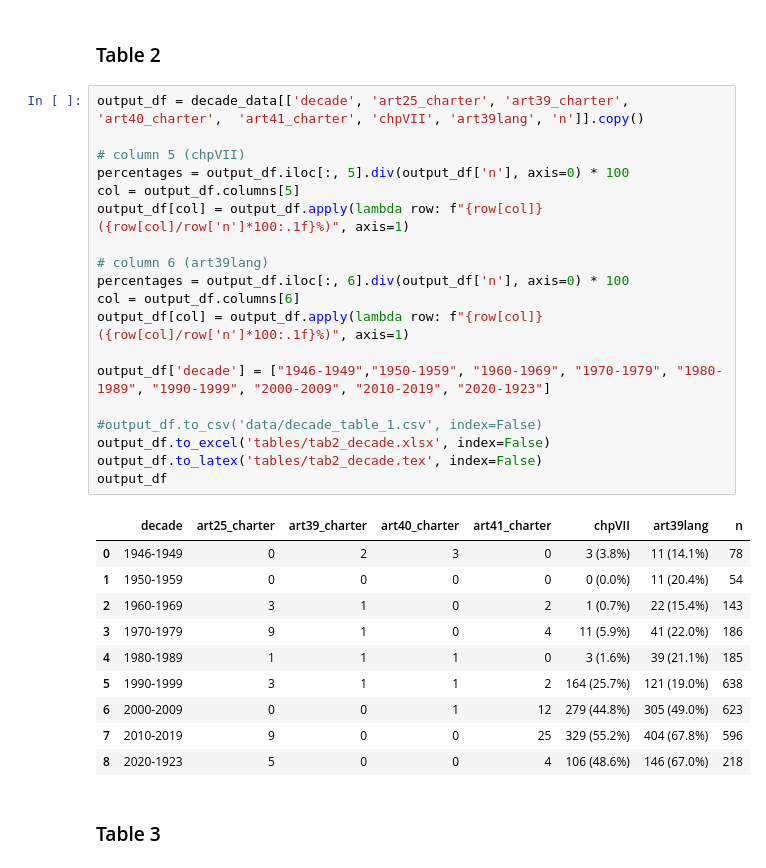
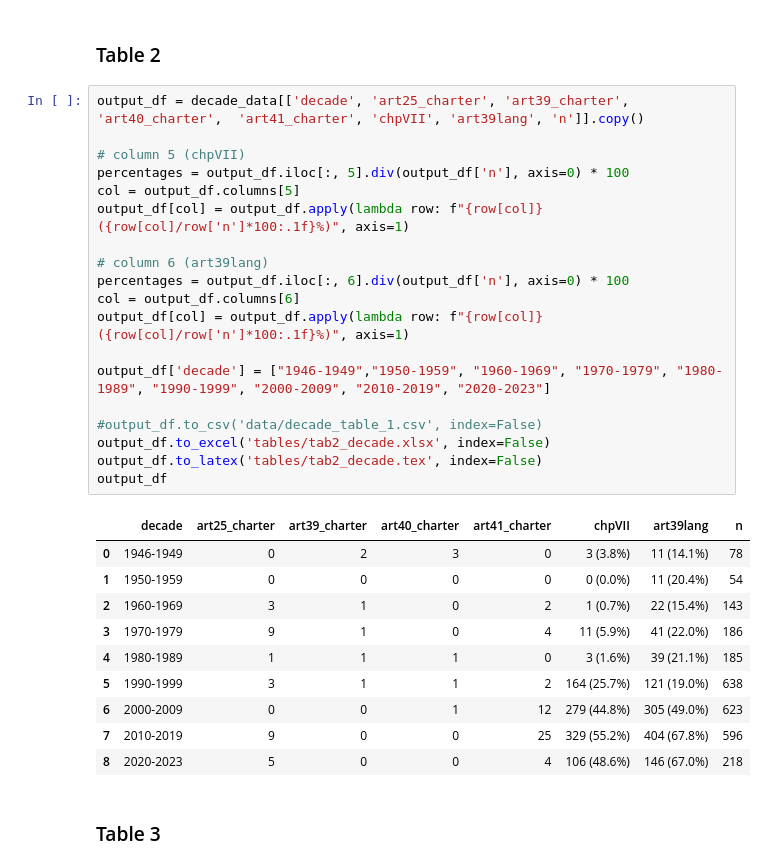
Before and after one commit to klueders/Beyond-Chapter-VII, a Jupyter notebook: 2_create_variables.ipynb, the cells around one changed output. Saved outputs shown, nothing was run; the diff lists cells and outputs as text.

```diff
--- a/2_create_variables.ipynb
+++ b/2_create_variables.ipynb
@@ -295,33 +295,33 @@ decade_data[['decade', 'art25_charter', 'n']].to_latex("tables/tab1_art25.tex",
 # %%
 output_df = decade_data[['decade', 'art25_charter', 'art39_charter', 'art40_charter',  'art41_charter', 'chpVII', 'art39lang', 'n']].copy()
 
 # column 5 (chpVII)
 percentages = output_df.iloc[:, 5].div(output_df['n'], axis=0) * 100
 col = output_df.columns[5]
 output_df[col] = output_df.apply(lambda row: f"{row[col]} ({row[col]/row['n']*100:.1f}%)", axis=1)
 
 # column 6 (art39lang)
 percentages = output_df.iloc[:, 6].div(output_df['n'], axis=0) * 100
 col = output_df.columns[6]
 output_df[col] = output_df.apply(lambda row: f"{row[col]} ({row[col]/row['n']*100:.1f}%)", axis=1)
 
-output_df['decade'] = ["1946-1949","1950-1959", "1960-1969", "1970-1979", "1980-1989", "1990-1999", "2000-2009", "2010-2019", "2020-1923"]
+output_df['decade'] = ["1946-1949","1950-1959", "1960-1969", "1970-1979", "1980-1989", "1990-1999", "2000-2009", "2010-2019", "2020-2023"]
 
 #output_df.to_csv('data/decade_table_1.csv', index=False)
 output_df.to_excel('tables/tab2_decade.xlsx', index=False)
 output_df.to_latex('tables/tab2_decade.tex', index=False)
 output_df
 # %% [output]
 |  | decade | art25_charter | art39_charter | art40_charter | art41_charter | chpVII | art39lang | n |
 | 0 | 1946-1949 | 0 | 2 | 3 | 0 | 3 (3.8%) | 11 (14.1%) | 78 |
 | 1 | 1950-1959 | 0 | 0 | 0 | 0 | 0 (0.0%) | 11 (20.4%) | 54 |
 | 2 | 1960-1969 | 3 | 1 | 0 | 2 | 1 (0.7%) | 22 (15.4%) | 143 |
 | 3 | 1970-1979 | 9 | 1 | 0 | 4 | 11 (5.9%) | 41 (22.0%) | 186 |
 | 4 | 1980-1989 | 1 | 1 | 1 | 0 | 3 (1.6%) | 39 (21.1%) | 185 |
 | 5 | 1990-1999 | 3 | 1 | 1 | 2 | 164 (25.7%) | 121 (19.0%) | 638 |
 | 6 | 2000-2009 | 0 | 0 | 1 | 12 | 279 (44.8%) | 305 (49.0%) | 623 |
 | 7 | 2010-2019 | 9 | 0 | 0 | 25 | 329 (55.2%) | 404 (67.8%) | 596 |
-| 8 | 2020-1923 | 5 | 0 | 0 | 4 | 106 (48.6%) | 146 (67.0%) | 218 |
+| 8 | 2020-2023 | 5 | 0 | 0 | 4 | 106 (48.6%) | 146 (67.0%) | 218 |
 # %% [markdown]
 ### Table 3
 # %%
```
Also changed, not shown: 1 other file.
